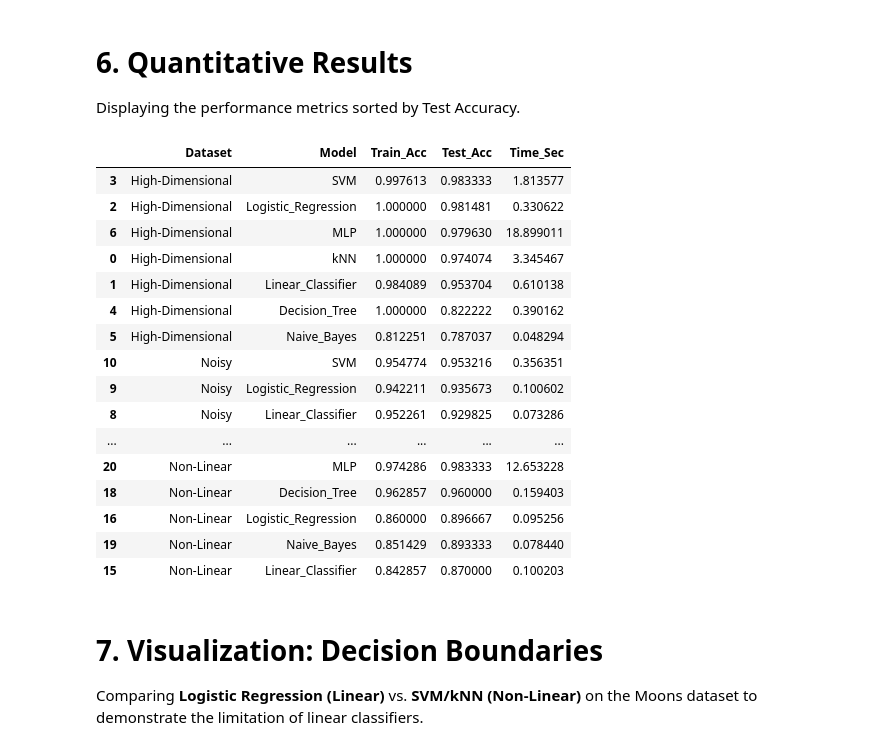
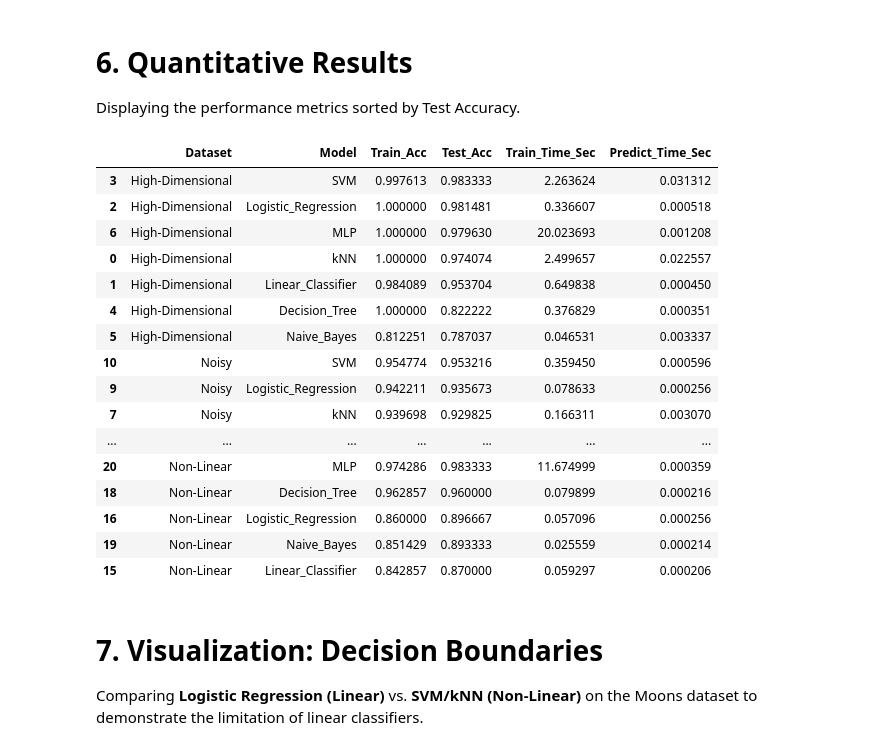
Before and after one commit to meytiii/Classical-ML-Classifiers-Analysis, a Jupyter notebook: Classical_ML_Classifiers_Analysis.ipynb, the cells around one changed output. Cells and saved outputs as stored; diff of their text form; code cells hidden in the pictures.

```diff
--- a/Classical_ML_Classifiers_Analysis.ipynb
+++ b/Classical_ML_Classifiers_Analysis.ipynb
@@ -97,7 +97,8 @@ Defining a dictionary containing all 7 classifiers and their respective hyperpar
 model_params = {
     'kNN': {
         'model': KNeighborsClassifier(),
-        'params': {'n_neighbors': [3, 5, 7], 'weights': ['uniform', 'distance']}
+        # Added 'p': [1, 2] -> 1 is Manhattan, 2 is Euclidean
+        'params': {'n_neighbors': [3, 5, 7], 'weights': ['uniform', 'distance'], 'p': [1, 2]}
     },
     'Linear_Classifier': {
         'model': SGDClassifier(random_state=42),
@@ -109,9 +110,11 @@ model_params = {
     },
     'SVM': {
         'model': SVC(random_state=42),
+        # Added 'poly' kernel as requested
         'params': [
             {'kernel': ['linear'], 'C': [1, 10]},
-            {'kernel': ['rbf'], 'gamma': ['scale', 0.1], 'C': [1, 10]}
+            {'kernel': ['rbf'], 'gamma': ['scale', 0.1], 'C': [1, 10]},
+            {'kernel': ['poly'], 'degree': [2, 3], 'C': [1]}
         ]
     },
     'Decision_Tree': {
@@ -198,28 +225,37 @@ Starting Experiments...
 # %% [markdown]
 # 6. Quantitative Results
 Displaying the performance metrics sorted by Test Accuracy.
-# %%
-results_df = pd.DataFrame(results_data)
-display_cols = ['Dataset', 'Model', 'Train_Acc', 'Test_Acc', 'Time_Sec']
-results_df[display_cols].sort_values(by=['Dataset', 'Test_Acc'], ascending=[True, False])
-# %% [output]
-|  | Dataset | Model | Train_Acc | Test_Acc | Time_Sec |
-| 3 | High-Dimensional | SVM | 0.997613 | 0.983333 | 1.813577 |
-| 2 | High-Dimensional | Logistic_Regression | 1.000000 | 0.981481 | 0.330622 |
-| 6 | High-Dimensional | MLP | 1.000000 | 0.979630 | 18.899011 |
-| 0 | High-Dimensional | kNN | 1.000000 | 0.974074 | 3.345467 |
-| 1 | High-Dimensional | Linear_Classifier | 0.984089 | 0.953704 | 0.610138 |
-| 4 | High-Dimensional | Decision_Tree | 1.000000 | 0.822222 | 0.390162 |
-| 5 | High-Dimensional | Naive_Bayes | 0.812251 | 0.787037 | 0.048294 |
-| 10 | Noisy | SVM | 0.954774 | 0.953216 | 0.356351 |
-| 9 | Noisy | Logistic_Regression | 0.942211 | 0.935673 | 0.100602 |
-| 8 | Noisy | Linear_Classifier | 0.952261 | 0.929825 | 0.073286 |
-| ... | ... | ... | ... | ... | ... |
-| 20 | Non-Linear | MLP | 0.974286 | 0.983333 | 12.653228 |
-| 18 | Non-Linear | Decision_Tree | 0.962857 | 0.960000 | 0.159403 |
-| 16 | Non-Linear | Logistic_Regression | 0.860000 | 0.896667 | 0.095256 |
-| 19 | Non-Linear | Naive_Bayes | 0.851429 | 0.893333 | 0.078440 |
-| 15 | Non-Linear | Linear_Classifier | 0.842857 | 0.870000 | 0.100203 |
+# %%
+# 6. Quantitative Results
+# We convert the list of dictionaries into a Pandas DataFrame.
+# We sort the table by Dataset and Test Accuracy to easily identify the winners.
+results_df = pd.DataFrame(results_data)
+
+# Define the columns we want to show in the final report
+# Note: We now show BOTH Training Time and Prediction Time
+display_cols = ['Dataset', 'Model', 'Train_Acc', 'Test_Acc', 'Train_Time_Sec', 'Predict_Time_Sec']
+
+# Display the sorted table
+# Styling: Highlighting the max values to make it look professional (optional, works in Colab)
+results_df[display_cols].sort_values(by=['Dataset', 'Test_Acc'], ascending=[True, False])
+# %% [output]
+|  | Dataset | Model | Train_Acc | Test_Acc | Train_Time_Sec | Predict_Time_Sec |
+| 3 | High-Dimensional | SVM | 0.997613 | 0.983333 | 2.263624 | 0.031312 |
+| 2 | High-Dimensional | Logistic_Regression | 1.000000 | 0.981481 | 0.336607 | 0.000518 |
+| 6 | High-Dimensional | MLP | 1.000000 | 0.979630 | 20.023693 | 0.001208 |
+| 0 | High-Dimensional | kNN | 1.000000 | 0.974074 | 2.499657 | 0.022557 |
+| 1 | High-Dimensional | Linear_Classifier | 0.984089 | 0.953704 | 0.649838 | 0.000450 |
+| 4 | High-Dimensional | Decision_Tree | 1.000000 | 0.822222 | 0.376829 | 0.000351 |
+| 5 | High-Dimensional | Naive_Bayes | 0.812251 | 0.787037 | 0.046531 | 0.003337 |
+| 10 | Noisy | SVM | 0.954774 | 0.953216 | 0.359450 | 0.000596 |
+| 9 | Noisy | Logistic_Regression | 0.942211 | 0.935673 | 0.078633 | 0.000256 |
+| 7 | Noisy | kNN | 0.939698 | 0.929825 | 0.166311 | 0.003070 |
+| ... | ... | ... | ... | ... | ... | ... |
+| 20 | Non-Linear | MLP | 0.974286 | 0.983333 | 11.674999 | 0.000359 |
+| 18 | Non-Linear | Decision_Tree | 0.962857 | 0.960000 | 0.079899 | 0.000216 |
+| 16 | Non-Linear | Logistic_Regression | 0.860000 | 0.896667 | 0.057096 | 0.000256 |
+| 19 | Non-Linear | Naive_Bayes | 0.851429 | 0.893333 | 0.025559 | 0.000214 |
+| 15 | Non-Linear | Linear_Classifier | 0.842857 | 0.870000 | 0.059297 | 0.000206 |
 # %% [markdown]
 # 7. Visualization: Decision Boundaries
 Comparing **Logistic Regression (Linear)** vs. **SVM/kNN (Non-Linear)** on the Moons dataset to demonstrate the limitation of linear classifiers.
```
Also changed, not shown: parts of 3 cells of this notebook.
